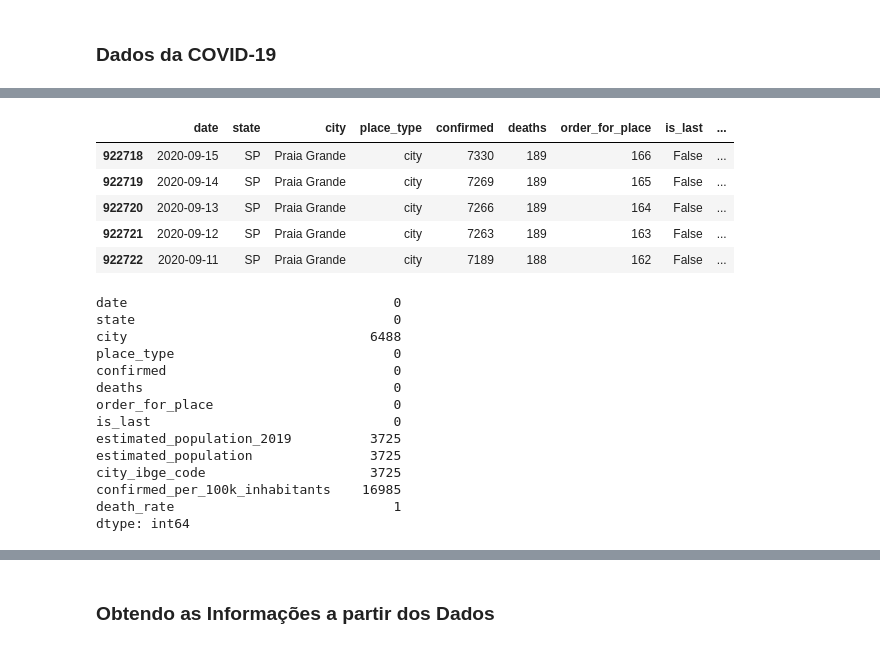
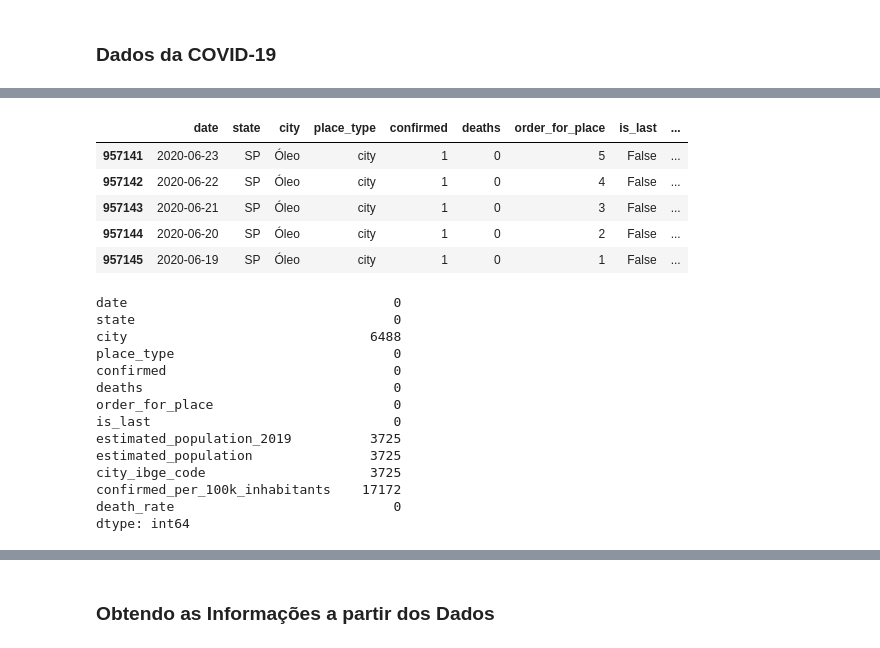
Before and after one commit to gustavopierre/data_science_portfolio, a Jupyter notebook: Gustavo_Moreira_Pierre.ipynb, the cells around one changed output, grey strips where cells are left out. Saved outputs shown, nothing was run; the diff lists cells and outputs as text; code cells hidden in the pictures.

```diff
--- a/Gustavo_Moreira_Pierre.ipynb
+++ b/Gustavo_Moreira_Pierre.ipynb
@@ -385,6 +390,6 @@ Name: populacao, Length: 5570, dtype: int64
 # %% [markdown]
 ### **Dados da COVID-19**
 # %%
-dados = pd.read_csv('')
-df.head()
+dados = pd.read_csv('/content/drive/My Drive/dados/caso.csv')
+dados.head()
 # %% [output]
@@ -392,14 +402,14 @@ ParserError: ignored
 # %%
-df.tail()
+dados.tail()
 # %% [output]
 |  | date | state | city | place_type | confirmed | deaths | order_for_place | is_last | ... |
-| 922718 | 2020-09-15 | SP | Praia Grande | city | 7330 | 189 | 166 | False | ... |
-| 922719 | 2020-09-14 | SP | Praia Grande | city | 7269 | 189 | 165 | False | ... |
-| 922720 | 2020-09-13 | SP | Praia Grande | city | 7266 | 189 | 164 | False | ... |
-| 922721 | 2020-09-12 | SP | Praia Grande | city | 7263 | 189 | 163 | False | ... |
-| 922722 | 2020-09-11 | SP | Praia Grande | city | 7189 | 188 | 162 | False | ... |
+| 957141 | 2020-06-23 | SP | Óleo | city | 1 | 0 | 5 | False | ... |
+| 957142 | 2020-06-22 | SP | Óleo | city | 1 | 0 | 4 | False | ... |
+| 957143 | 2020-06-21 | SP | Óleo | city | 1 | 0 | 3 | False | ... |
+| 957144 | 2020-06-20 | SP | Óleo | city | 1 | 0 | 2 | False | ... |
+| 957145 | 2020-06-19 | SP | Óleo | city | 1 | 0 | 1 | False | ... |
 # %%
-df.isnull().sum()
+dados.isnull().sum()
 # %% [output]
 date                                  0
 state                                 0
@@ -412,6 +422,6 @@ is_last                               0
 estimated_population_2019          3725
 estimated_population               3725
 city_ibge_code                     3725
-confirmed_per_100k_inhabitants    16985
-death_rate                            1
+confirmed_per_100k_inhabitants    17172
+death_rate                            0
 dtype: int64
```
Also changed, not shown: parts of 35 cells of this notebook.
